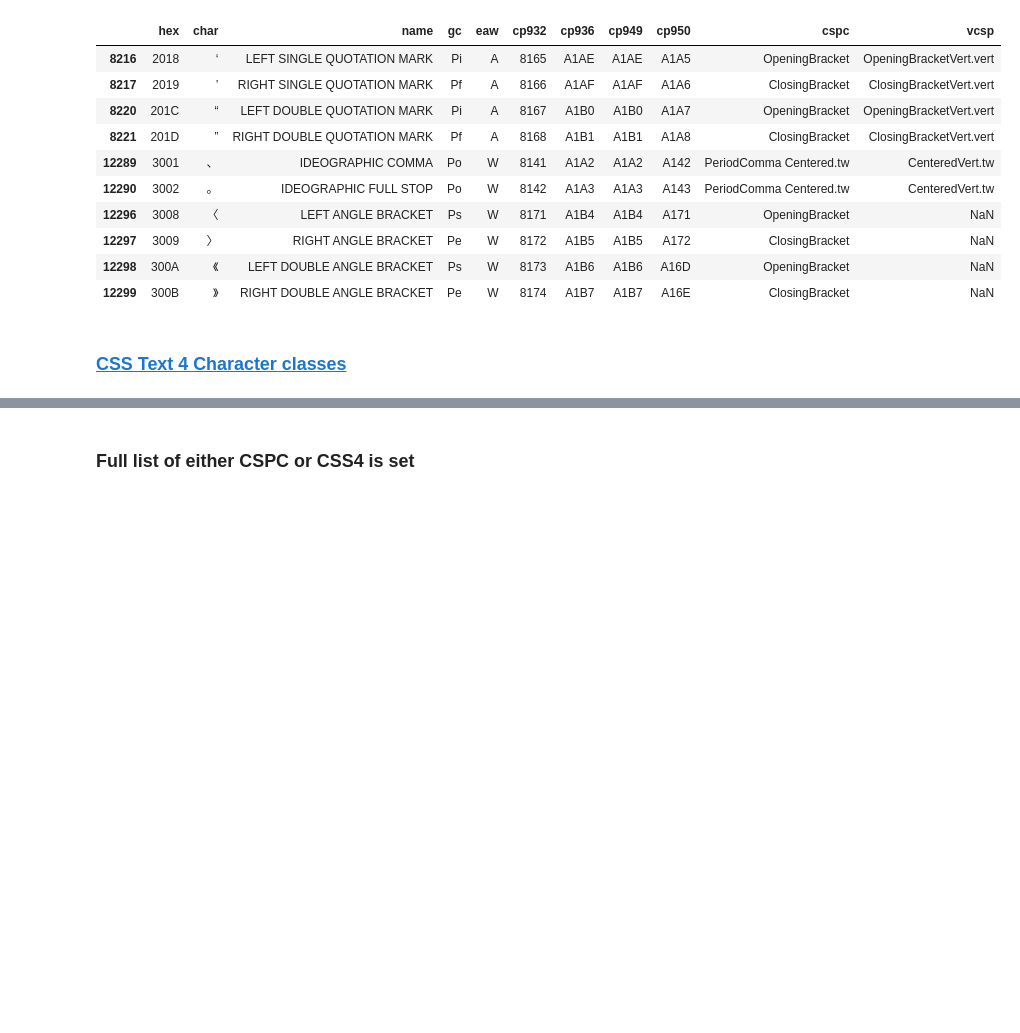
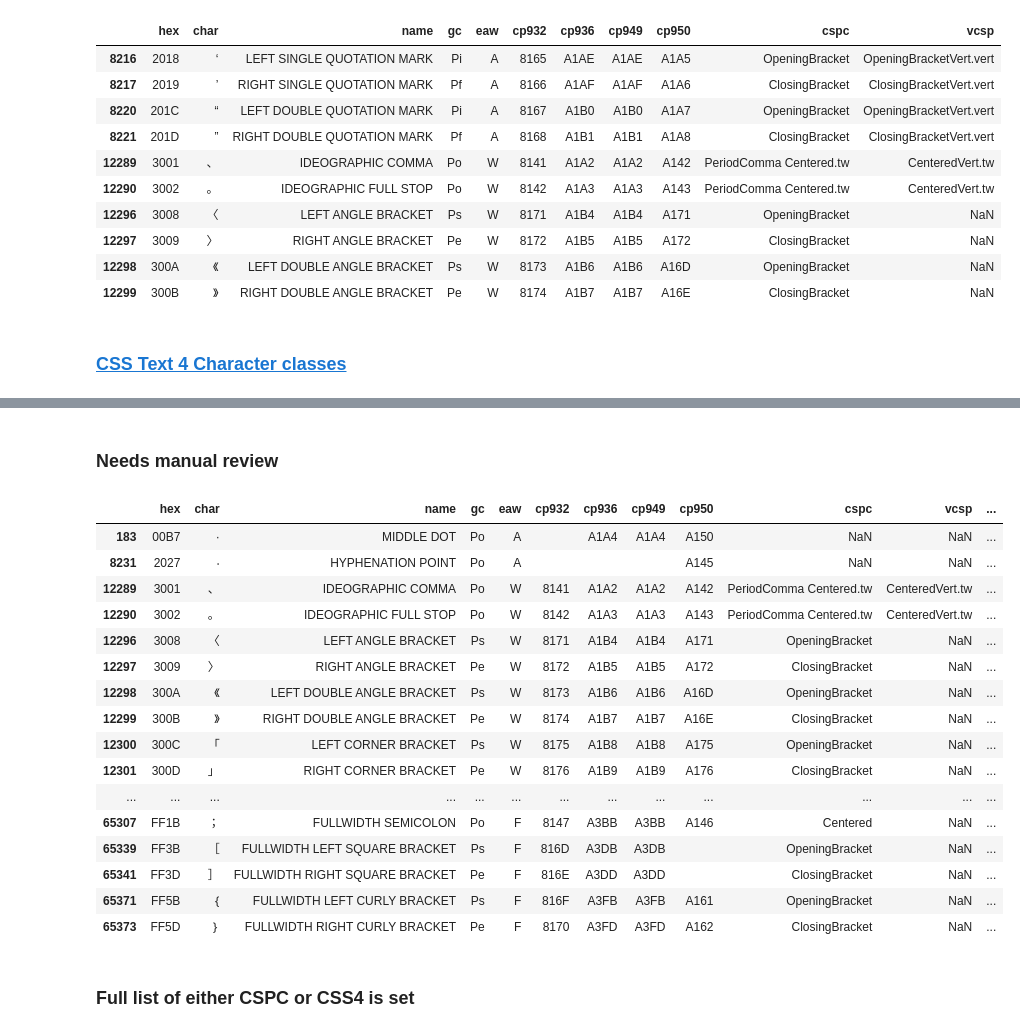
Before and after one commit to kojiishi/east_asian_spacing, a Jupyter notebook: contextual_spacing_analysis.ipynb, the cells around one changed output, grey strips where cells are left out. Saved outputs shown, nothing was run; the diff lists cells and outputs as text; code cells hidden in the pictures; blank space fills up the shorter version.

Commit message:
Add "Needs manual review" section and the "review" column.

```diff
--- a/contextual_spacing_analysis.ipynb
+++ b/contextual_spacing_analysis.ipynb
@@ -121,7 +121,7 @@ class Feature:
     else:
       self.classes[name] = [code]
 
-  def to_assign_kwargs(self):
+  def to_series_dict(self):
     return {self.name: self.to_series()}
 
   def to_series(self):
@@ -135,8 +135,8 @@ class Feature:
     return s
 
 features = Feature.parse_as_dict()
-u = u.assign(**features['cspc'].to_assign_kwargs())
-u = u.assign(**features['vcsp'].to_assign_kwargs())
+u = u.assign(**features['cspc'].to_series_dict())
+u = u.assign(**features['vcsp'].to_series_dict())
 u.query('cspc == cspc or vcsp == vcsp').head(10)
 # %% [output]
 |  | hex | char | name | gc | eaw | cp932 | cp936 | cp949 | cp950 | cspc | vcsp |
@@ -184,6 +184,48 @@ u.query('css4 == css4').head(10)
 | 12290 | 3002 | 。 | IDEOGRAPHIC FULL STOP | Po | W | 8142 | A1A3 | A1A3 | A143 | PeriodComma Centered.tw | CenteredVert.tw | ... |
 | 12296 | 3008 | 〈 | LEFT ANGLE BRACKET | Ps | W | 8171 | A1B4 | A1B4 | A171 | OpeningBracket | NaN | ... |
 | 12297 | 3009 | 〉 | RIGHT ANGLE BRACKET | Pe | W | 8172 | A1B5 | A1B5 | A172 | ClosingBracket | NaN | ... |
+# %% [markdown]
+### Needs manual review
+# %%
+def compute_review(code, row):
+  css = row['css4']
+  cspc = row['cspc']
+  vcsp = row['vcsp']
+  if pd.isnull(css):
+    return 'Review'
+  if css == 'open':
+    if cspc == 'OpeningBracket' and vcsp == 'OpeningBracketVert.vert':
+      return 'OK'
+  if css == 'close':
+    if cspc == 'ClosingBracket' and vcsp == 'ClosingBracketVert.vert':
+      return 'OK'
+  return 'Review'
+
+s = pd.Series(dtype=object)
+for code, row in u.query('cspc == cspc or vcsp == vcsp or css4 == css4').iterrows():
+  result =compute_review(code, row)
+  if result is not None:
+    s.at[code] = result
+u = u.assign(review=s)
+u.query('review != "OK" and (cspc == cspc or vcsp == vcsp or css4 == css4)')
+# %% [output]
+|  | hex | char | name | gc | eaw | cp932 | cp936 | cp949 | cp950 | cspc | vcsp | ... |
+| 183 | 00B7 | · | MIDDLE DOT | Po | A |  | A1A4 | A1A4 | A150 | NaN | NaN | ... |
+| 8231 | 2027 | ‧ | HYPHENATION POINT | Po | A |  |  |  | A145 | NaN | NaN | ... |
+| 12289 | 3001 | 、 | IDEOGRAPHIC COMMA | Po | W | 8141 | A1A2 | A1A2 | A142 | PeriodComma Centered.tw | CenteredVert.tw | ... |
+| 12290 | 3002 | 。 | IDEOGRAPHIC FULL STOP | Po | W | 8142 | A1A3 | A1A3 | A143 | PeriodComma Centered.tw | CenteredVert.tw | ... |
+| 12296 | 3008 | 〈 | LEFT ANGLE BRACKET | Ps | W | 8171 | A1B4 | A1B4 | A171 | OpeningBracket | NaN | ... |
+| 12297 | 3009 | 〉 | RIGHT ANGLE BRACKET | Pe | W | 8172 | A1B5 | A1B5 | A172 | ClosingBracket | NaN | ... |
+| 12298 | 300A | 《 | LEFT DOUBLE ANGLE BRACKET | Ps | W | 8173 | A1B6 | A1B6 | A16D | OpeningBracket | NaN | ... |
+| 12299 | 300B | 》 | RIGHT DOUBLE ANGLE BRACKET | Pe | W | 8174 | A1B7 | A1B7 | A16E | ClosingBracket | NaN | ... |
+| 12300 | 300C | 「 | LEFT CORNER BRACKET | Ps | W | 8175 | A1B8 | A1B8 | A175 | OpeningBracket | NaN | ... |
+| 12301 | 300D | 」 | RIGHT CORNER BRACKET | Pe | W | 8176 | A1B9 | A1B9 | A176 | ClosingBracket | NaN | ... |
+| ... | ... | ... | ... | ... | ... | ... | ... | ... | ... | ... | ... | ... |
+| 65307 | FF1B | ； | FULLWIDTH SEMICOLON | Po | F | 8147 | A3BB | A3BB | A146 | Centered | NaN | ... |
+| 65339 | FF3B | ［ | FULLWIDTH LEFT SQUARE BRACKET | Ps | F | 816D | A3DB | A3DB |  | OpeningBracket | NaN | ... |
+| 65341 | FF3D | ］ | FULLWIDTH RIGHT SQUARE BRACKET | Pe | F | 816E | A3DD | A3DD |  | ClosingBracket | NaN | ... |
+| 65371 | FF5B | ｛ | FULLWIDTH LEFT CURLY BRACKET | Ps | F | 816F | A3FB | A3FB | A161 | OpeningBracket | NaN | ... |
+| 65373 | FF5D | ｝ | FULLWIDTH RIGHT CURLY BRACKET | Pe | F | 8170 | A3FD | A3FD | A162 | ClosingBracket | NaN | ... |
 # %% [markdown]
 ### Full list of either CSPC or CSS4 is set
 # %%
```
Also changed, not shown: parts of 1 cell of this notebook.
